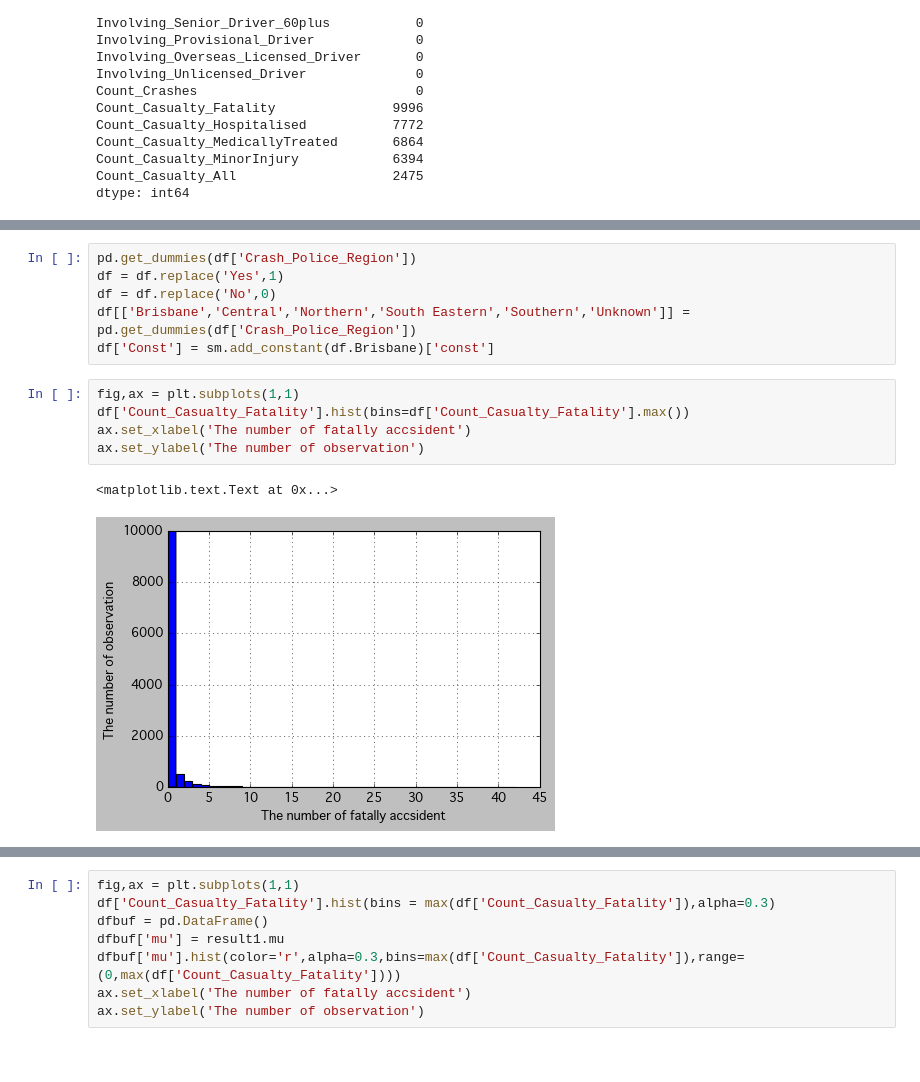
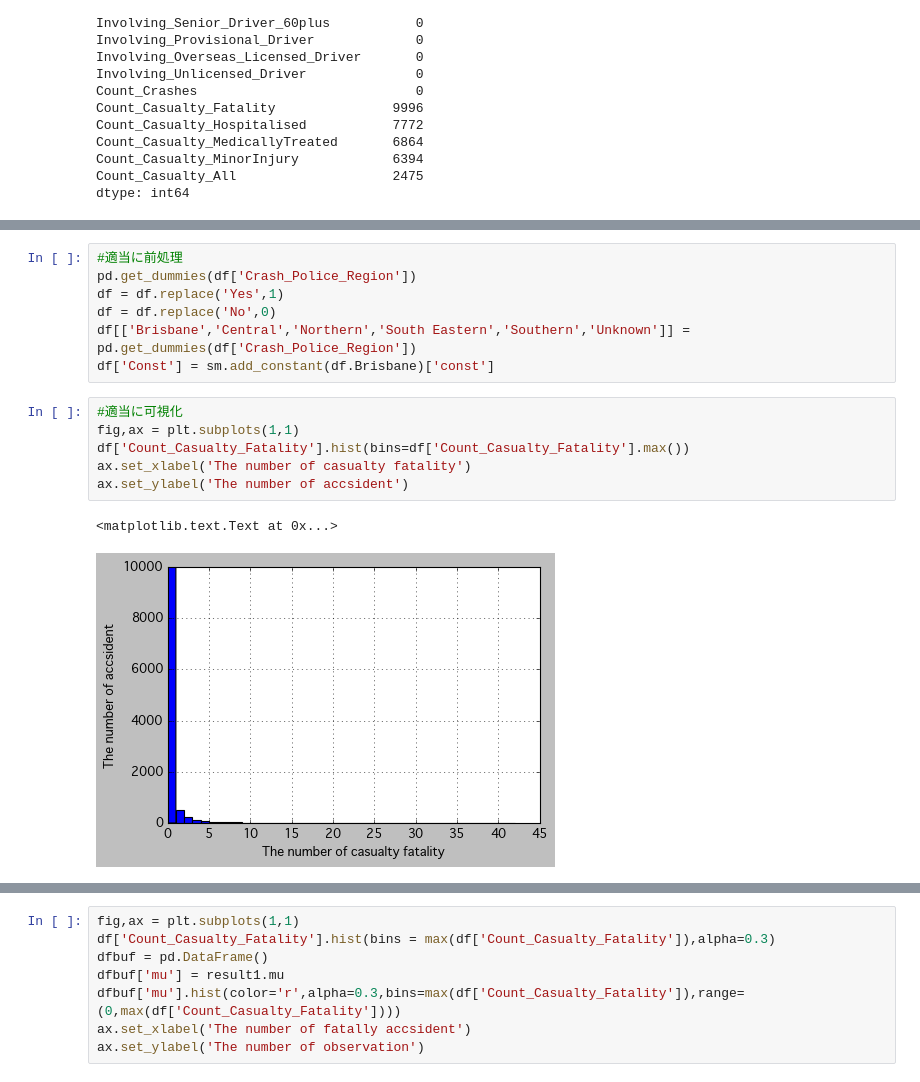
Before and after one commit to dddddmmmmm/advent2016-1, a Jupyter notebook: driverdemographics.ipynb, the cells around one changed output, grey strips where cells are left out. Saved outputs shown, nothing was run; the diff lists cells and outputs as text.

```diff
--- a/driverdemographics.ipynb
+++ b/driverdemographics.ipynb
@@ -66,14 +98,16 @@ df.describe()
 # %%
+#適当に前処理
 pd.get_dummies(df['Crash_Police_Region'])
 df = df.replace('Yes',1)
 df = df.replace('No',0)
 df[['Brisbane','Central','Northern','South Eastern','Southern','Unknown']] = pd.get_dummies(df['Crash_Police_Region'])
 df['Const'] = sm.add_constant(df.Brisbane)['const']
 # %%
+#適当に可視化
 fig,ax = plt.subplots(1,1)
 df['Count_Casualty_Fatality'].hist(bins=df['Count_Casualty_Fatality'].max())
-ax.set_xlabel('The number of fatally accsident')
-ax.set_ylabel('The number of observation')
+ax.set_xlabel('The number of casualty fatality')
+ax.set_ylabel('The number of accsident')
 # %% [output]
 <matplotlib.text.Text at 0x...>
-[figure, old version]
+[figure, new version]
```
Also changed, not shown: parts of 14 cells of this notebook.
